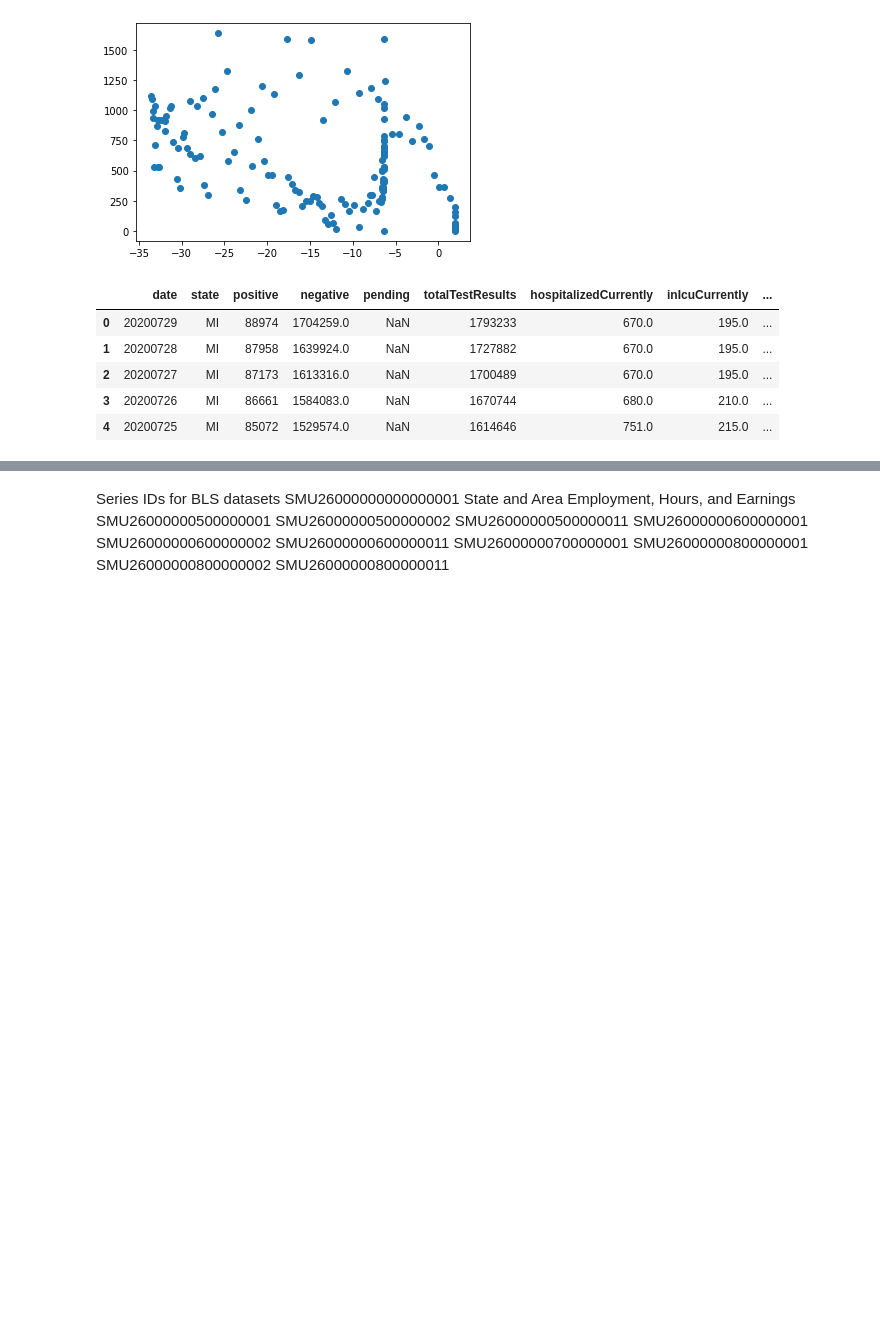
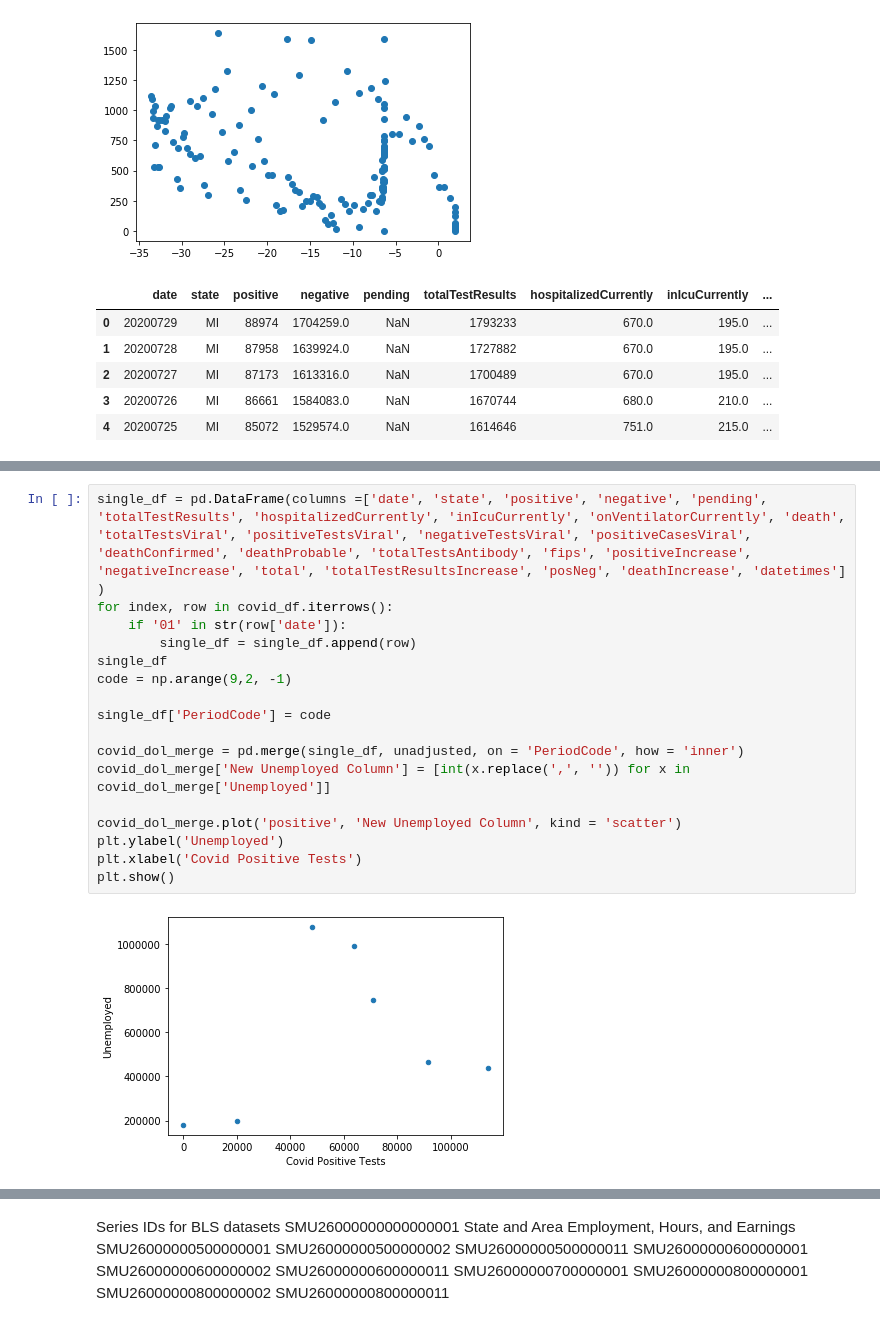
Before and after one commit to KevinKillman/Michigans_Economy_and_Covid, a Jupyter notebook: Kevin/project_1_code.ipynb, the cells around one changed output, grey strips where cells are left out. Saved outputs shown, nothing was run; the diff lists cells and outputs as text; blank space fills up the shorter version.

```diff
--- a/Kevin/project_1_code.ipynb
+++ b/Kevin/project_1_code.ipynb
@@ -154,0 +154,19 @@ dol_emp_df
+# %%
+single_df = pd.DataFrame(columns =['date', 'state', 'positive', 'negative', 'pending', 'totalTestResults', 'hospitalizedCurrently', 'inIcuCurrently', 'onVentilatorCurrently', 'death', 'totalTestsViral', 'positiveTestsViral', 'negativeTestsViral', 'positiveCasesViral', 'deathConfirmed', 'deathProbable', 'totalTestsAntibody', 'fips', 'positiveIncrease', 'negativeIncrease', 'total', 'totalTestResultsIncrease', 'posNeg', 'deathIncrease', 'datetimes'] )
+for index, row in covid_df.iterrows():
+    if '01' in str(row['date']):
+        single_df = single_df.append(row)
+single_df
+code = np.arange(9,2, -1)
+
+single_df['PeriodCode'] = code
+
+covid_dol_merge = pd.merge(single_df, unadjusted, on = 'PeriodCode', how = 'inner')
+covid_dol_merge['New Unemployed Column'] = [int(x.replace(',', '')) for x in covid_dol_merge['Unemployed']]
+
+covid_dol_merge.plot('positive', 'New Unemployed Column', kind = 'scatter')
+plt.ylabel('Unemployed')
+plt.xlabel('Covid Positive Tests')
+plt.show()
+# %% [output]
+[figure, added]
```
Also changed, not shown: parts of 9 cells of this notebook.
